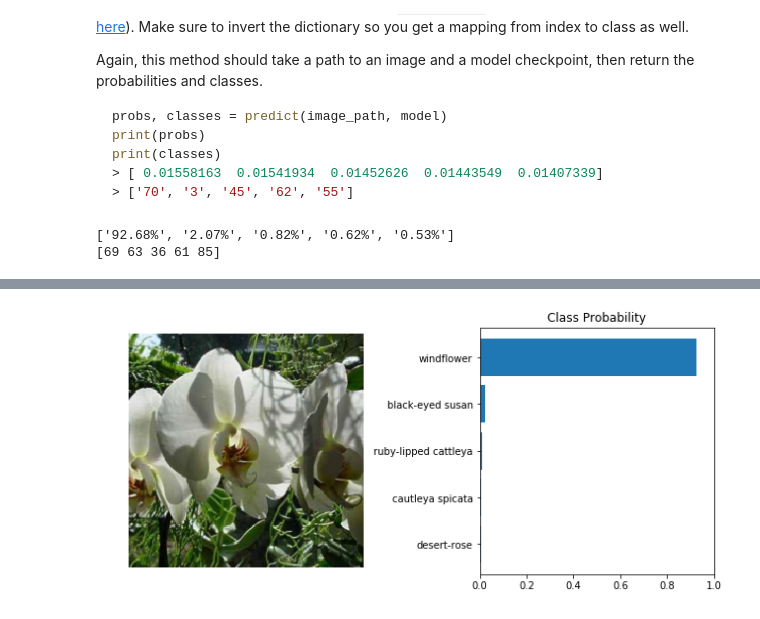
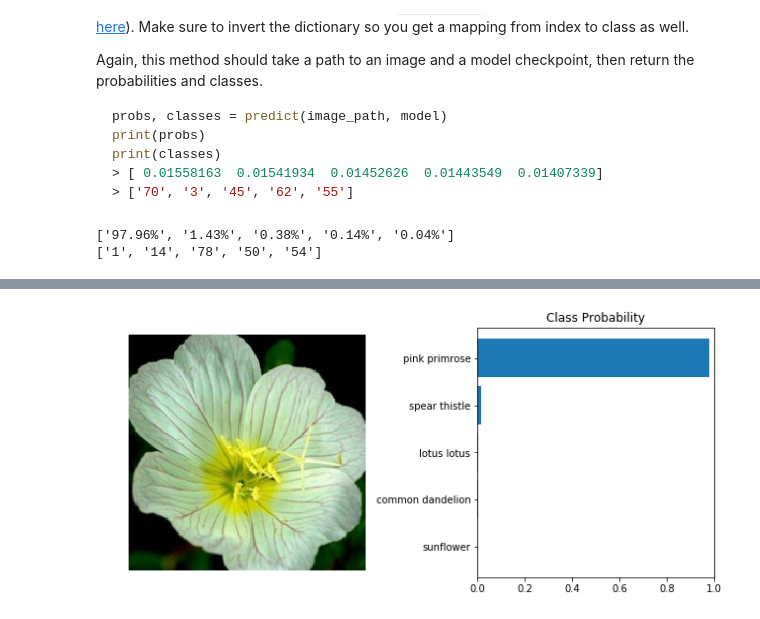
Before and after one commit to fernandofc16/Pytorch-Udacity, a Jupyter notebook: Image Classifier Project.ipynb, the cells around one changed output, grey strips where cells are left out. Drawn from its saved outputs; the diff is of its cells as text; code cells hidden in the pictures.

```diff
--- a/Image Classifier Project.ipynb
+++ b/Image Classifier Project.ipynb
@@ -262,13 +261,10 @@ def rebuild_model(state_dict_path):
     for param in model.parameters():
         param.requires_grad = False
 
-    model.classifier = nn.Sequential(nn.Linear(2208, 1104),
+    model.classifier = nn.Sequential(nn.Linear(2208, 256),
                                      nn.ReLU(),
-                                     nn.Dropout(0.3),
-                                     nn.Linear(1104, 552),
-                                     nn.ReLU(),
-                                     nn.Dropout(0.3),
-                                     nn.Linear(552, 102),
+                                     nn.Dropout(0.2),
+                                     nn.Linear(256, 102),
                                      nn.LogSoftmax(dim=1))
 
     if not torch.cuda.is_available():
@@ -277,7 +273,7 @@ def rebuild_model(state_dict_path):
         model.load_state_dict(torch.load(state_dict_path))
     return model
 
-model = rebuild_model('model_final_project2.pt')
+model = rebuild_model('model_final_project.pt')
 print(model)
 # %% [output]
 DenseNet(
@@ -341,7 +337,7 @@ def process_image(image_path):
     return image_tensor
 
 # TODO: Process a PIL image for use in a PyTorch model
-image = process_image('flower_data/valid/7/image_07216.jpg')
+image = process_image('flower_data/valid/1/image_06739.jpg')
 print("Image Shape: " + str(image.shape))
 # %% [output]
 Image Shape: torch.Size([3, 224, 224])
@@ -403,7 +399,8 @@ def predict(image, model, topk=5):
     output = F.softmax(model(image), dim=1)
 
     top_p, top_class = output.topk(topk, dim=1)
-    return (top_p.detach().numpy()[0], top_class.detach().numpy()[0])
+    top_class = [str(c+1) for c in top_class.detach().numpy()[0]]
+    return (top_p.detach().numpy()[0], top_class)
     # TODO: Implement the code to predict the class from an image file
 
 probs, classes = predict(image, model)
@@ -411,8 +408,8 @@ probsShow = [str(round(p * 100, 2)) + "%" for p in probs]
 print(probsShow)
 print(classes)
 # %% [output]
-['92.68%', '2.07%', '0.82%', '0.62%', '0.53%']
-[69 63 36 61 85]
+['97.96%', '1.43%', '0.38%', '0.14%', '0.04%']
+['1', '14', '78', '50', '54']
 # %% [markdown]
 ## Sanity Checking
 
@@ -424,23 +421,23 @@ You can convert from the class integer encoding to actual flower names with the
 # %%
 # TODO: Display an image along with the top 5 classes
 def view_classify(img, probs, classes):
     #probs = probs.data.numpy().squeeze()
-    classes_names = [cat_to_name[str(c)] for c in classes]
+    classes_names = [cat_to_name[c] for c in classes]
 
     fig, (ax1, ax2) = plt.subplots(figsize=(9,12), ncols=2)
     ax1 = imshow(img, ax=ax1)
     ax1.axis('off')
     ax2.barh(np.arange(len(classes_names)), probs)
     ax2.set_aspect(0.2)
     ax2.set_yticks(np.arange(len(classes_names)))
     ax2.set_yticklabels(classes_names);
     ax2.invert_yaxis()
     ax2.set_title('Class Probability')
     ax2.set_xlim(0, 1)
 
     plt.tight_layout()
     plt.show()
 
 view_classify(image, probs, classes)
 # %% [output]
-[figure, old version]
+[figure, new version]
```
Also changed, not shown: parts of 4 cells of this notebook.
